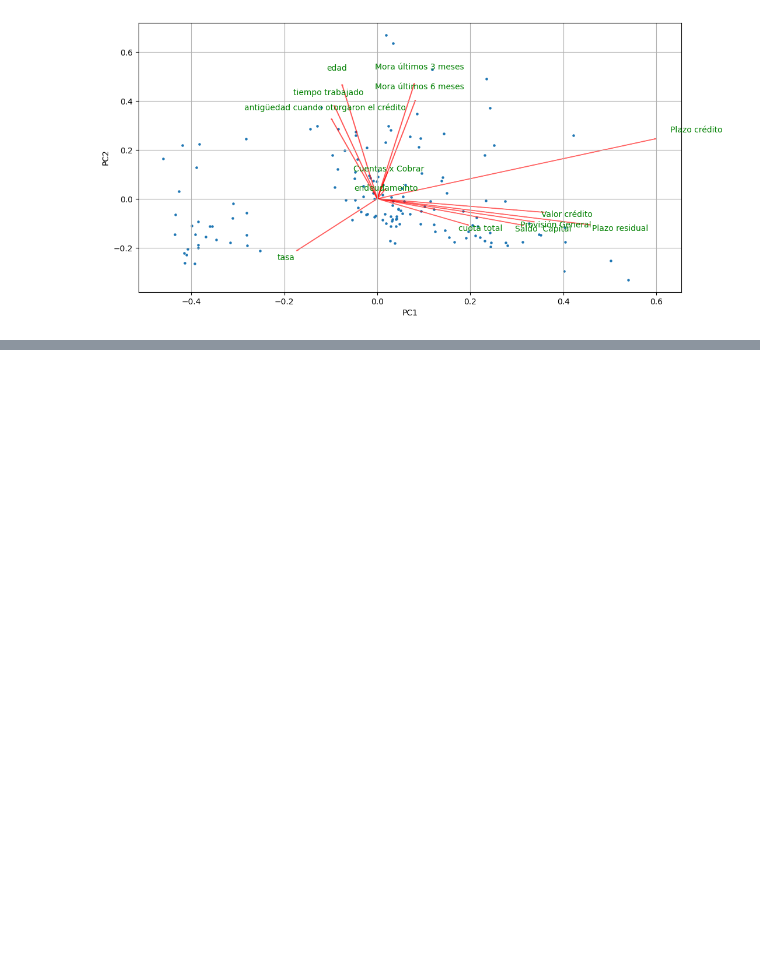
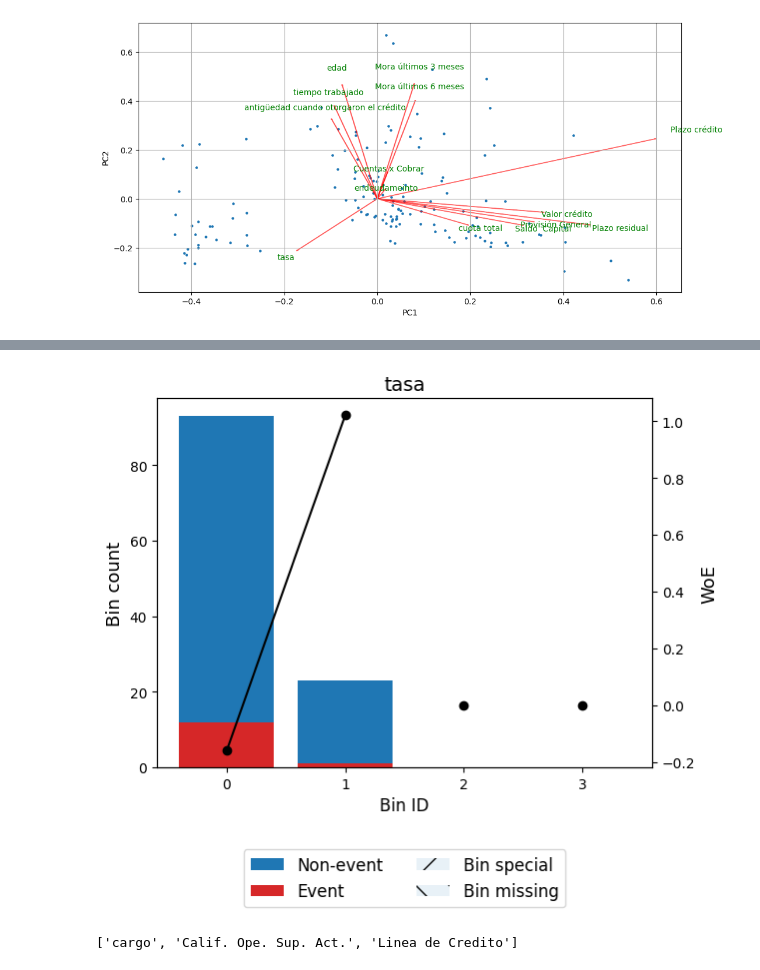
Before and after one commit to wicalo/ProyectoAna, a Jupyter notebook: Codigo/RegresionLogistica.ipynb, the cells around one changed output, grey strips where cells are left out. Drawn from its saved outputs; the diff is of its cells as text; code cells hidden in the pictures; blank space fills up the shorter version.

```diff
--- a/Codigo/RegresionLogistica.ipynb
+++ b/Codigo/RegresionLogistica.ipynb
@@ -538,6 +538,7 @@ biplot(components, np.transpose(PCA.components_), var_num[:-2])
 [figure]
 # %%
 datos.drop(columns=[ 'Fecha desembolso',  'Cuo. Ven.', 'Dias  Mora'],axis=1)
+datos['Mora'] =[1 if datos['Cuo. Ven.'][i]!= 0 else 0 for i in range(145) ]
 from sklearn.model_selection import train_test_split
 train, test = train_test_split(datos,test_size=0.2,random_state=1)
 train.shape
@@ -567,0 +576,9 @@ x=train[var_num]
+# %%
+var_woe=input("variable desea analizar")
+
+x2= train[var_woe].values
+optb = OptimalBinning(name=var_woe, dtype="numerical", solver="cp")
+optb.fit(x2, target)
+optb.fit(x2, target)
+binning_table = optb.binning_table
+binning_table.build()
@@ -567,0 +592,16 @@ x=train[var_num]
+# %%
+var_woe=input("variable desea analizar")
+
+x2= train[var_woe].values
+optb = OptimalBinning(name=var_woe, dtype="numerical", solver="cp")
+optb.fit(x2, target)
+optb.fit(x2, target)
+binning_table = optb.binning_table
+binning_table.build()
+binning_table.plot()
+# %% [output]
+[figure, added]
+# %%
+var_cat
+# %% [output]
+['cargo', 'Calif. Ope. Sup. Act.', 'Linea de Credito']
```
Also changed, not shown: parts of 13 cells of this notebook.
